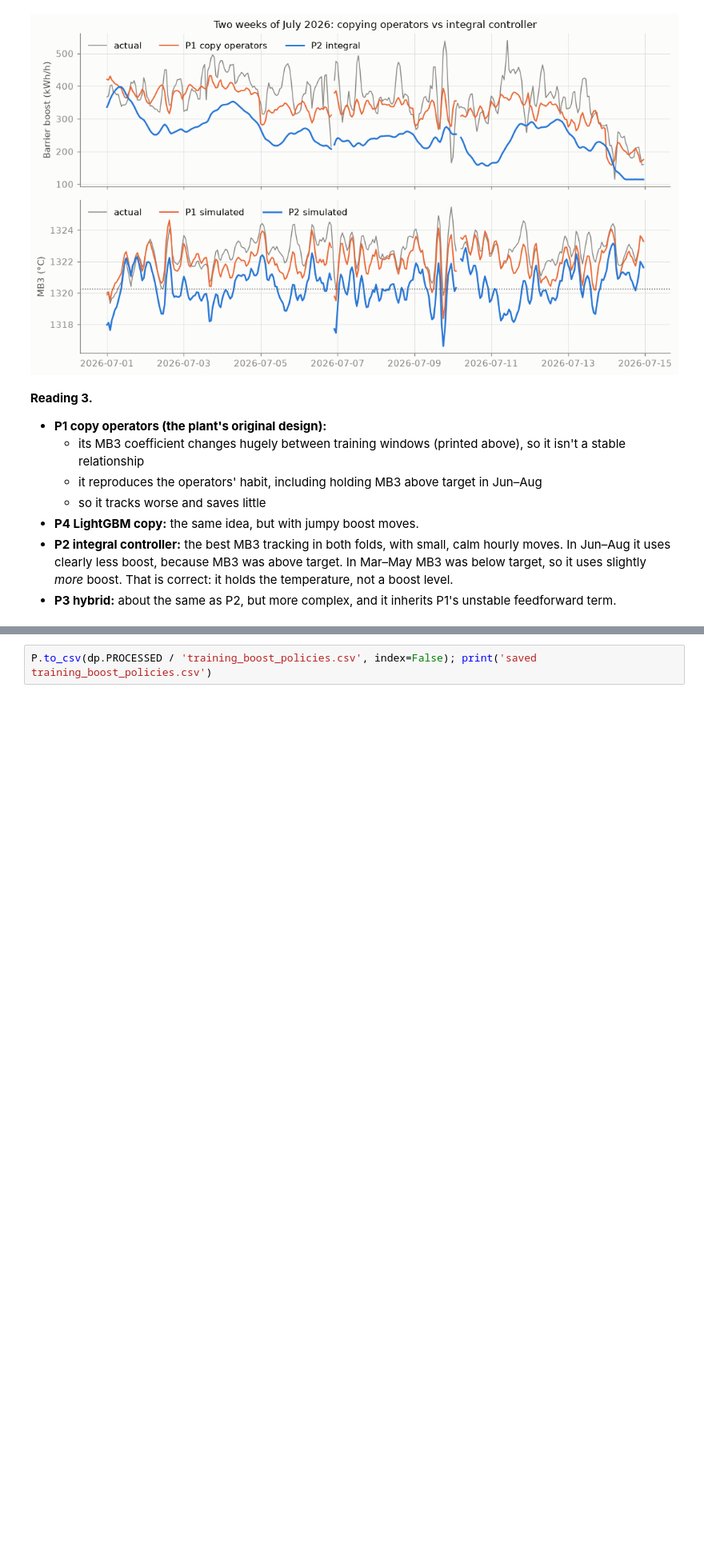
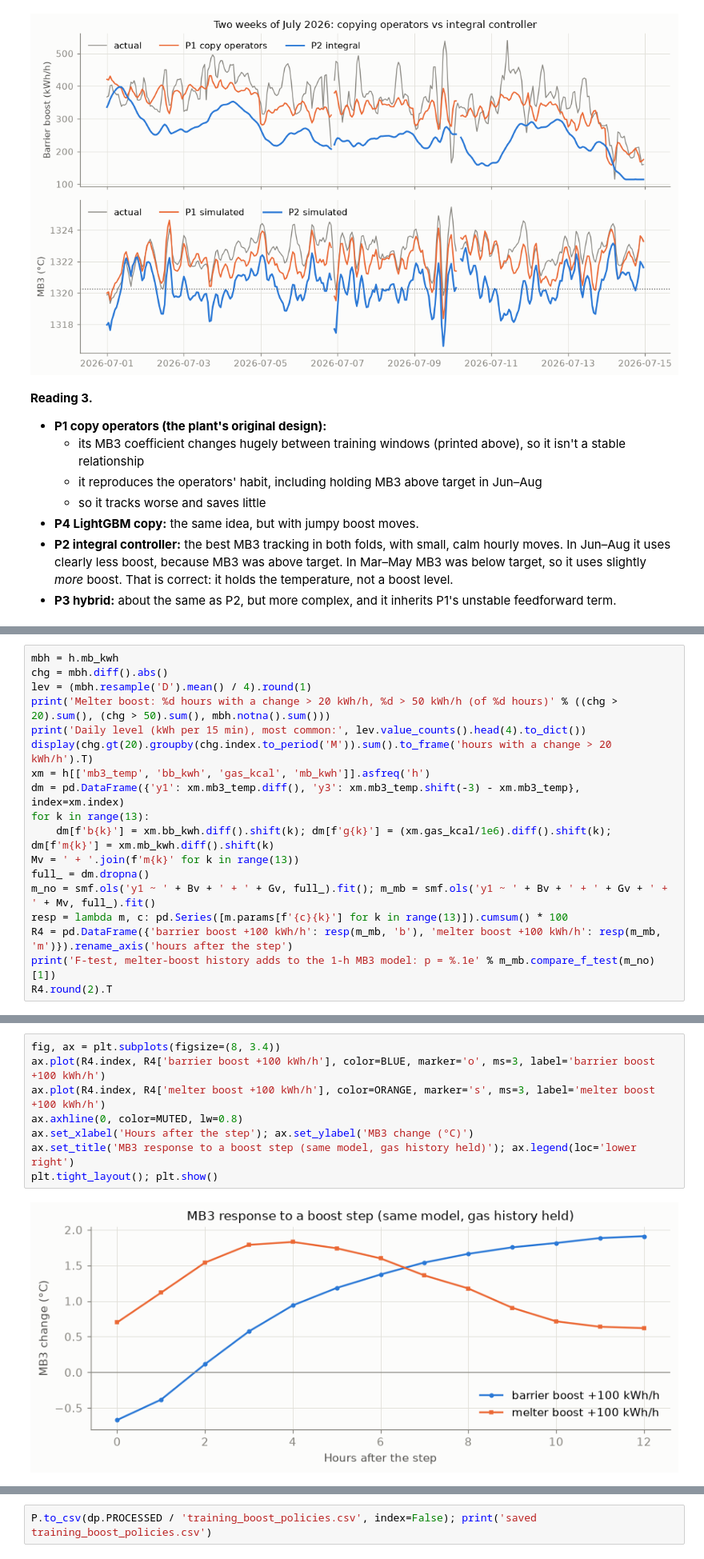
Before and after one commit to Sakthiskumar-A/PGP_ptm_analysis, a Jupyter notebook: notebooks/training/T3_boost_model_experiments.ipynb, the cells around one changed output, grey strips where cells are left out. Shown at 80% size. Drawn from its saved outputs; the diff is of its cells as text; blank space fills up the shorter version.

```diff
--- a/notebooks/training/T3_boost_model_experiments.ipynb
+++ b/notebooks/training/T3_boost_model_experiments.ipynb
@@ -183,0 +195,18 @@ ax[0].set_title('Two weeks of July 2026: copying operators vs integral controlle
+# %%
+mbh = h.mb_kwh
+chg = mbh.diff().abs()
+lev = (mbh.resample('D').mean() / 4).round(1)
+print('Melter boost: %d hours with a change > 20 kWh/h, %d > 50 kWh/h (of %d hours)' % ((chg > 20).sum(), (chg > 50).sum(), mbh.notna().sum()))
+print('Daily level (kWh per 15 min), most common:', lev.value_counts().head(4).to_dict())
+display(chg.gt(20).groupby(chg.index.to_period('M')).sum().to_frame('hours with a change > 20 kWh/h').T)
+xm = h[['mb3_temp', 'bb_kwh', 'gas_kcal', 'mb_kwh']].asfreq('h')
+dm = pd.DataFrame({'y1': xm.mb3_temp.diff(), 'y3': xm.mb3_temp.shift(-3) - xm.mb3_temp}, index=xm.index)
+for k in range(13):
+    dm[f'b{k}'] = xm.bb_kwh.diff().shift(k); dm[f'g{k}'] = (xm.gas_kcal/1e6).diff().shift(k); dm[f'm{k}'] = xm.mb_kwh.diff().shift(k)
+Mv = ' + '.join(f'm{k}' for k in range(13))
+full_ = dm.dropna()
+m_no = smf.ols('y1 ~ ' + Bv + ' + ' + Gv, full_).fit(); m_mb = smf.ols('y1 ~ ' + Bv + ' + ' + Gv + ' + ' + Mv, full_).fit()
+resp = lambda m, c: pd.Series([m.params[f'{c}{k}'] for k in range(13)]).cumsum() * 100
+R4 = pd.DataFrame({'barrier boost +100 kWh/h': resp(m_mb, 'b'), 'melter boost +100 kWh/h': resp(m_mb, 'm')}).rename_axis('hours after the step')
+print('F-test, melter-boost history adds to the 1-h MB3 model: p = %.1e' % m_mb.compare_f_test(m_no)[1])
+R4.round(2).T
@@ -183,0 +222,10 @@ ax[0].set_title('Two weeks of July 2026: copying operators vs integral controlle
+# %%
+fig, ax = plt.subplots(figsize=(8, 3.4))
+ax.plot(R4.index, R4['barrier boost +100 kWh/h'], color=BLUE, marker='o', ms=3, label='barrier boost +100 kWh/h')
+ax.plot(R4.index, R4['melter boost +100 kWh/h'], color=ORANGE, marker='s', ms=3, label='melter boost +100 kWh/h')
+ax.axhline(0, color=MUTED, lw=0.8)
+ax.set_xlabel('Hours after the step'); ax.set_ylabel('MB3 change (°C)')
+ax.set_title('MB3 response to a boost step (same model, gas history held)'); ax.legend(loc='lower right')
+plt.tight_layout(); plt.show()
+# %% [output]
+[figure, added]
```
Also changed, not shown: parts of 12 cells of this notebook, 28 other files.
